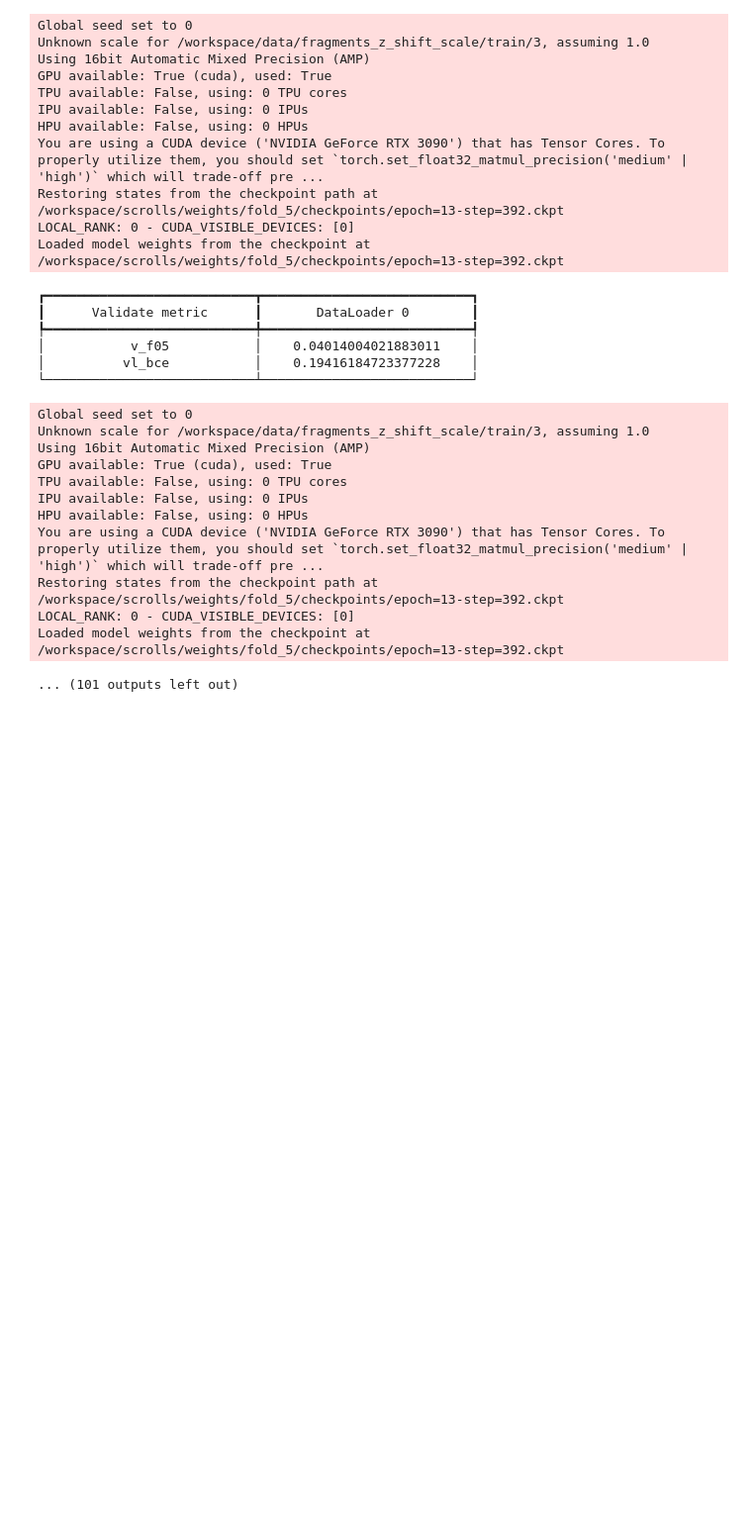
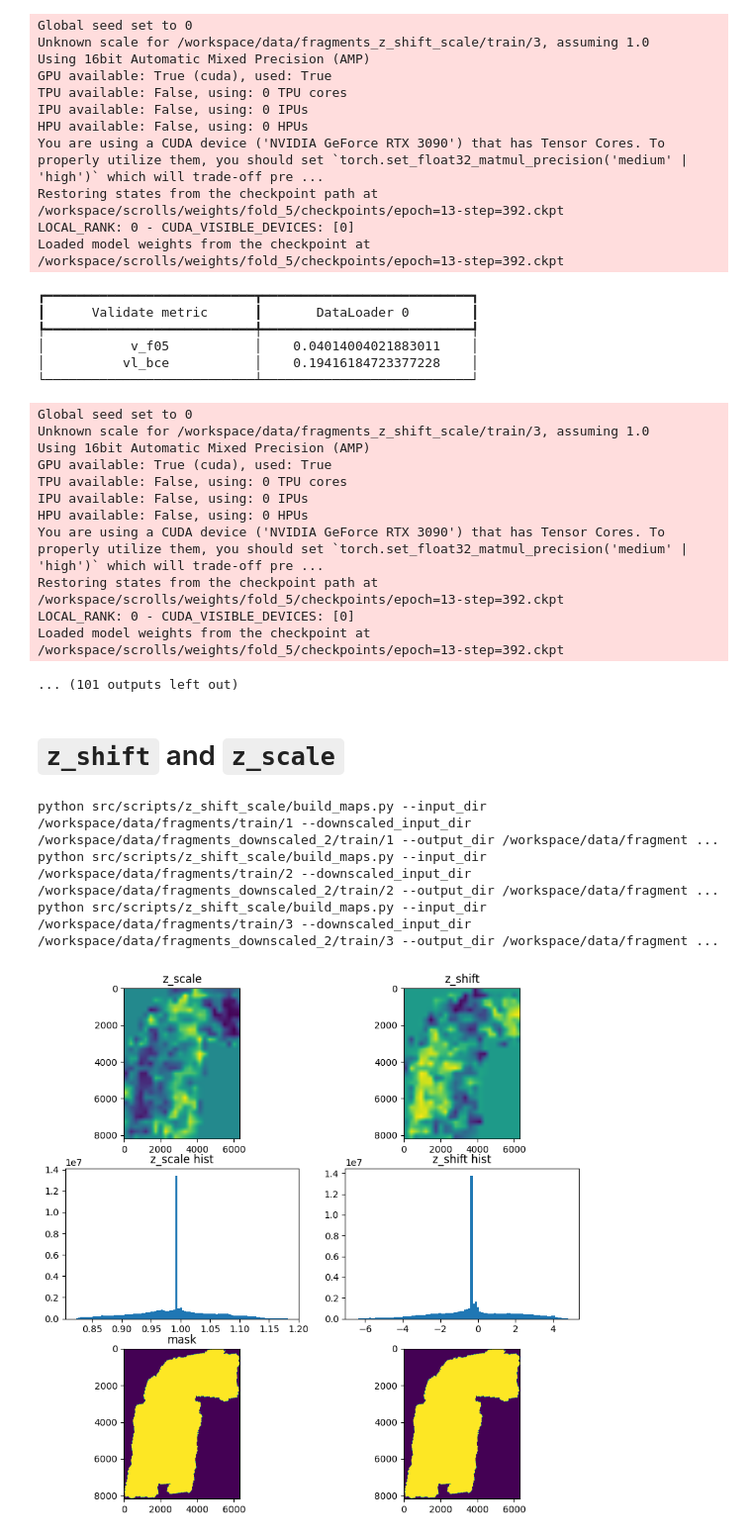
Before and after one commit to mkotyushev/scrolls, a Jupyter notebook: src/notebooks/inference_z_start.ipynb, the cells around one changed output. Shown at 99% size. Saved outputs shown, nothing was run; the diff lists cells and outputs as text; code cells hidden in the pictures; blank space fills up the shorter version.

```diff
--- a/src/notebooks/inference_z_start.ipynb
+++ b/src/notebooks/inference_z_start.ipynb
@@ -114,3 +117,41 @@ Restoring states from the checkpoint path at /workspace/scrolls/weights/fold_5/c
 LOCAL_RANK: 0 - CUDA_VISIBLE_DEVICES: [0]
 Loaded model weights from the checkpoint at /workspace/scrolls/weights/fold_5/checkpoints/epoch=13-step=392.ckpt
 ... (101 outputs left out)
+# %% [markdown]
+# `z_shift` and `z_scale`
+# %%
+plt.close('all')
+
+fragment_dirs = [
+    '/workspace/data/fragments/train/1',
+    '/workspace/data/fragments/train/2',
+    '/workspace/data/fragments/train/3',
+]
+
+for fragment_dir in fragment_dirs:
+    with open(f'{fragment_dir}/z_shift_scale_args.txt', 'r') as f:
+        run_command = f.read()
+    z_scale = np.load(f'{fragment_dir}/z_scale.npy')
+    z_shift = np.load(f'{fragment_dir}/z_shift.npy')
+    mask = cv2.imread(f'{fragment_dir}/mask.png', cv2.IMREAD_GRAYSCALE)
+
+    print(run_command)
+
+    fig, axes = plt.subplots(3, 2, figsize=(10, 10))
+    axes[0, 0].imshow(z_scale)
+    axes[0, 0].set_title('z_scale')
+    axes[0, 1].imshow(z_shift)
+    axes[0, 1].set_title('z_shift')
+    axes[1, 0].hist(z_scale.flatten(), bins=100)
+    axes[1, 0].set_title('z_scale hist')
+    axes[1, 1].hist(z_shift.flatten(), bins=100)
+    axes[1, 1].set_title('z_shift hist')
+    axes[2, 0].imshow(mask)
+    axes[2, 0].set_title('mask')
+    overlay = cv2.addWeighted(z_scale, 0.5, mask * (z_scale.max() - z_scale.min()), 0.5, 0)
+    axes[2, 1].imshow(overlay)
+# %% [output]
+python src/scripts/z_shift_scale/build_maps.py --input_dir /workspace/data/fragments/train/1 --downscaled_input_dir /workspace/data/fragments_downscaled_2/train/1 --output_dir /workspace/data/fragment ...
+python src/scripts/z_shift_scale/build_maps.py --input_dir /workspace/data/fragments/train/2 --downscaled_input_dir /workspace/data/fragments_downscaled_2/train/2 --output_dir /workspace/data/fragment ...
+python src/scripts/z_shift_scale/build_maps.py --input_dir /workspace/data/fragments/train/3 --downscaled_input_dir /workspace/data/fragments_downscaled_2/train/3 --output_dir /workspace/data/fragment ...
+[figure, added]
```
Also changed, not shown: parts of 3 cells of this notebook, 2 other files.
